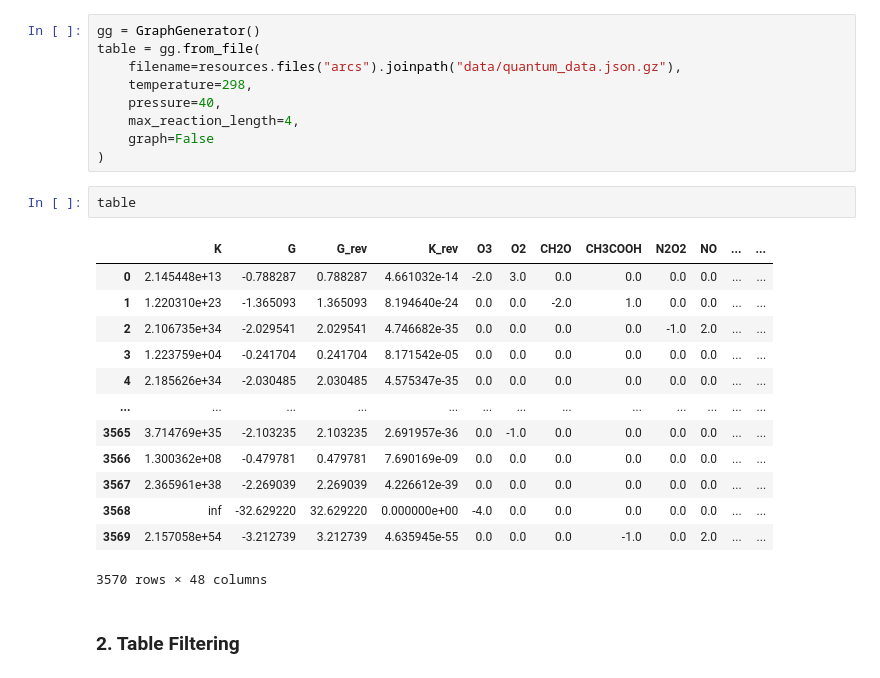
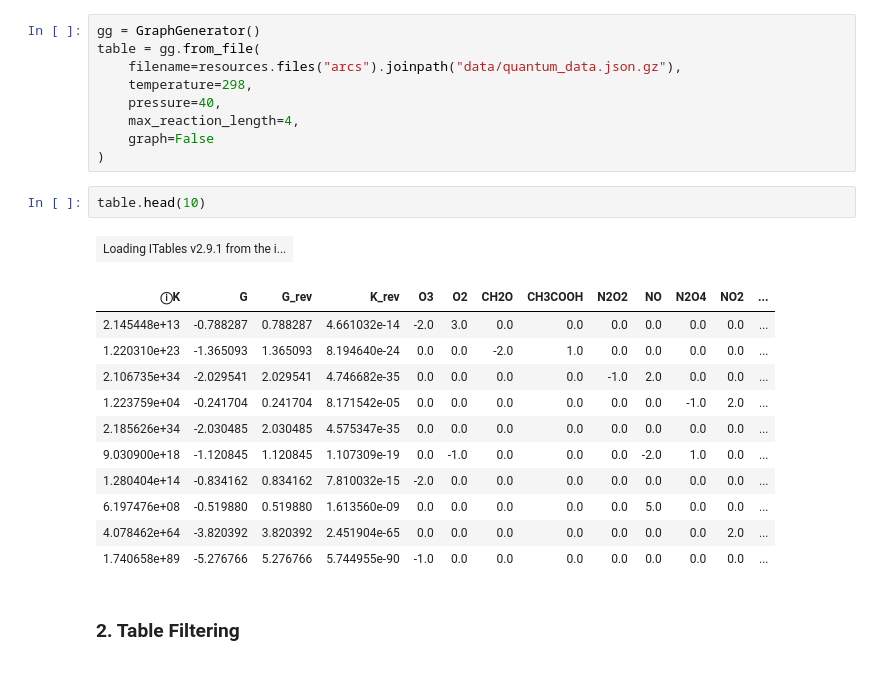
Before and after one commit to badw/arcs, a Jupyter notebook: examples/table_sandbox.ipynb, the cells around one changed output. Drawn from its saved outputs; the diff is of its cells as text.

```diff
--- a/examples/table_sandbox.ipynb
+++ b/examples/table_sandbox.ipynb
@@ -31,21 +39,20 @@ table = gg.from_file(
     graph=False
 )
 # %%
-table
+table.head(10)
 # %% [output]
-|  | K | G | G_rev | K_rev | O3 | O2 | CH2O | CH3COOH | N2O2 | NO | ... | ... |
-| 0 | 2.145448e+13 | -0.788287 | 0.788287 | 4.661032e-14 | -2.0 | 3.0 | 0.0 | 0.0 | 0.0 | 0.0 | ... | ... |
-| 1 | 1.220310e+23 | -1.365093 | 1.365093 | 8.194640e-24 | 0.0 | 0.0 | -2.0 | 1.0 | 0.0 | 0.0 | ... | ... |
-| 2 | 2.106735e+34 | -2.029541 | 2.029541 | 4.746682e-35 | 0.0 | 0.0 | 0.0 | 0.0 | -1.0 | 2.0 | ... | ... |
-| 3 | 1.223759e+04 | -0.241704 | 0.241704 | 8.171542e-05 | 0.0 | 0.0 | 0.0 | 0.0 | 0.0 | 0.0 | ... | ... |
-| 4 | 2.185626e+34 | -2.030485 | 2.030485 | 4.575347e-35 | 0.0 | 0.0 | 0.0 | 0.0 | 0.0 | 0.0 | ... | ... |
-| ... | ... | ... | ... | ... | ... | ... | ... | ... | ... | ... | ... | ... |
-| 3565 | 3.714769e+35 | -2.103235 | 2.103235 | 2.691957e-36 | 0.0 | -1.0 | 0.0 | 0.0 | 0.0 | 0.0 | ... | ... |
-| 3566 | 1.300362e+08 | -0.479781 | 0.479781 | 7.690169e-09 | 0.0 | 0.0 | 0.0 | 0.0 | 0.0 | 0.0 | ... | ... |
-| 3567 | 2.365961e+38 | -2.269039 | 2.269039 | 4.226612e-39 | 0.0 | 0.0 | 0.0 | 0.0 | 0.0 | 0.0 | ... | ... |
-| 3568 | inf | -32.629220 | 32.629220 | 0.000000e+00 | -4.0 | 0.0 | 0.0 | 0.0 | 0.0 | 0.0 | ... | ... |
-| 3569 | 2.157058e+54 | -3.212739 | 3.212739 | 4.635945e-55 | 0.0 | 0.0 | 0.0 | -1.0 | 0.0 | 2.0 | ... | ... |
+| Loading ITables v2.9.1 from the i... |
-3570 rows × 48 columns
+| ⓘK | G | G_rev | K_rev | O3 | O2 | CH2O | CH3COOH | N2O2 | NO | N2O4 | NO2 | ... |
+| 2.145448e+13 | -0.788287 | 0.788287 | 4.661032e-14 | -2.0 | 3.0 | 0.0 | 0.0 | 0.0 | 0.0 | 0.0 | 0.0 | ... |
+| 1.220310e+23 | -1.365093 | 1.365093 | 8.194640e-24 | 0.0 | 0.0 | -2.0 | 1.0 | 0.0 | 0.0 | 0.0 | 0.0 | ... |
+| 2.106735e+34 | -2.029541 | 2.029541 | 4.746682e-35 | 0.0 | 0.0 | 0.0 | 0.0 | -1.0 | 2.0 | 0.0 | 0.0 | ... |
+| 1.223759e+04 | -0.241704 | 0.241704 | 8.171542e-05 | 0.0 | 0.0 | 0.0 | 0.0 | 0.0 | 0.0 | -1.0 | 2.0 | ... |
+| 2.185626e+34 | -2.030485 | 2.030485 | 4.575347e-35 | 0.0 | 0.0 | 0.0 | 0.0 | 0.0 | 0.0 | 0.0 | 0.0 | ... |
+| 9.030900e+18 | -1.120845 | 1.120845 | 1.107309e-19 | 0.0 | -1.0 | 0.0 | 0.0 | 0.0 | -2.0 | 1.0 | 0.0 | ... |
+| 1.280404e+14 | -0.834162 | 0.834162 | 7.810032e-15 | -2.0 | 0.0 | 0.0 | 0.0 | 0.0 | 0.0 | 0.0 | 0.0 | ... |
+| 6.197476e+08 | -0.519880 | 0.519880 | 1.613560e-09 | 0.0 | 0.0 | 0.0 | 0.0 | 0.0 | 5.0 | 0.0 | 0.0 | ... |
+| 4.078462e+64 | -3.820392 | 3.820392 | 2.451904e-65 | 0.0 | 0.0 | 0.0 | 0.0 | 0.0 | 0.0 | 0.0 | 2.0 | ... |
+| 1.740658e+89 | -5.276766 | 5.276766 | 5.744955e-90 | -1.0 | 0.0 | 0.0 | 0.0 | 0.0 | 0.0 | 0.0 | 0.0 | ... |
 # %% [markdown]
 ### 2. Table Filtering
 # %% [markdown]
```
Also changed, not shown: parts of 59 cells of this notebook, 2 other files.
